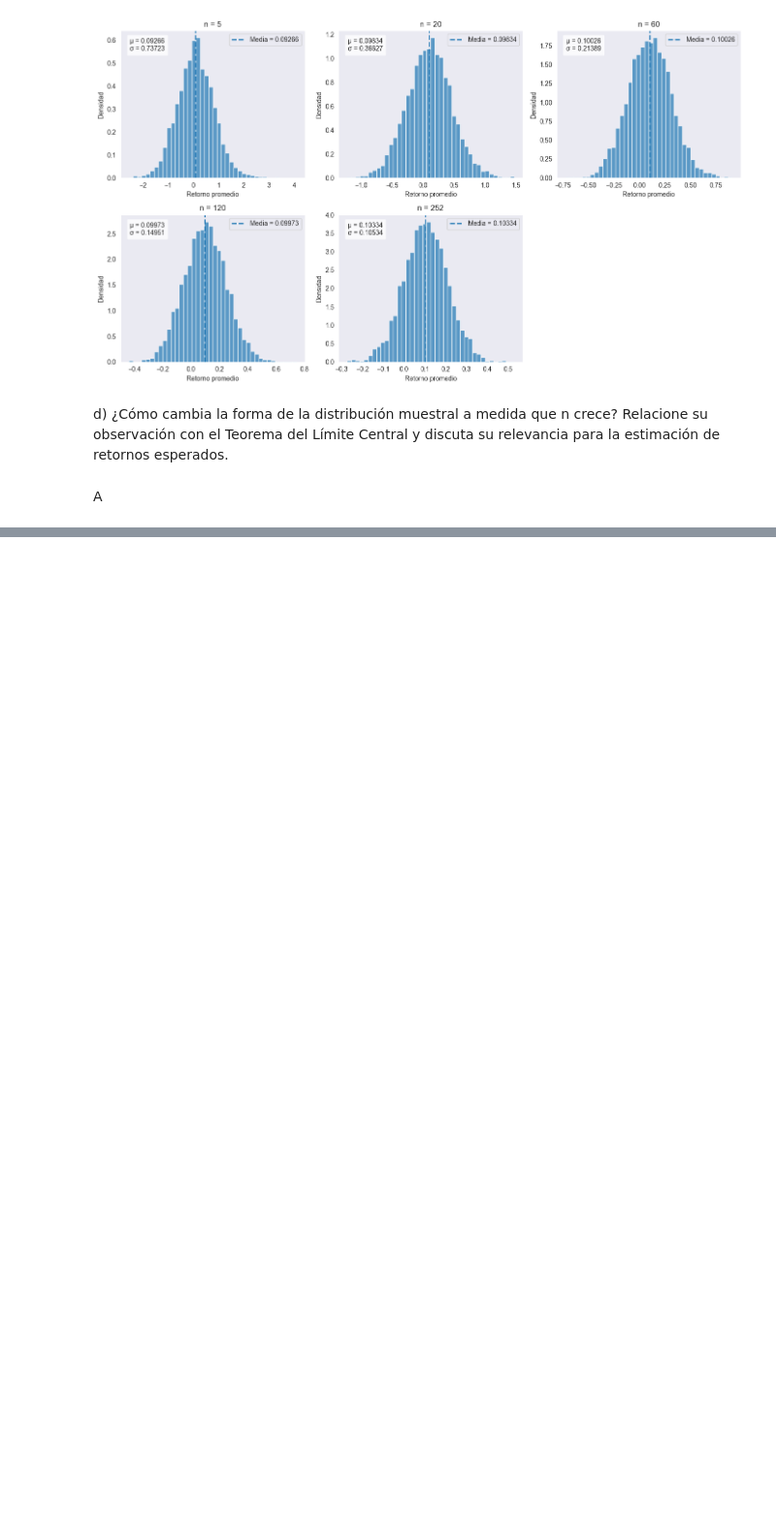
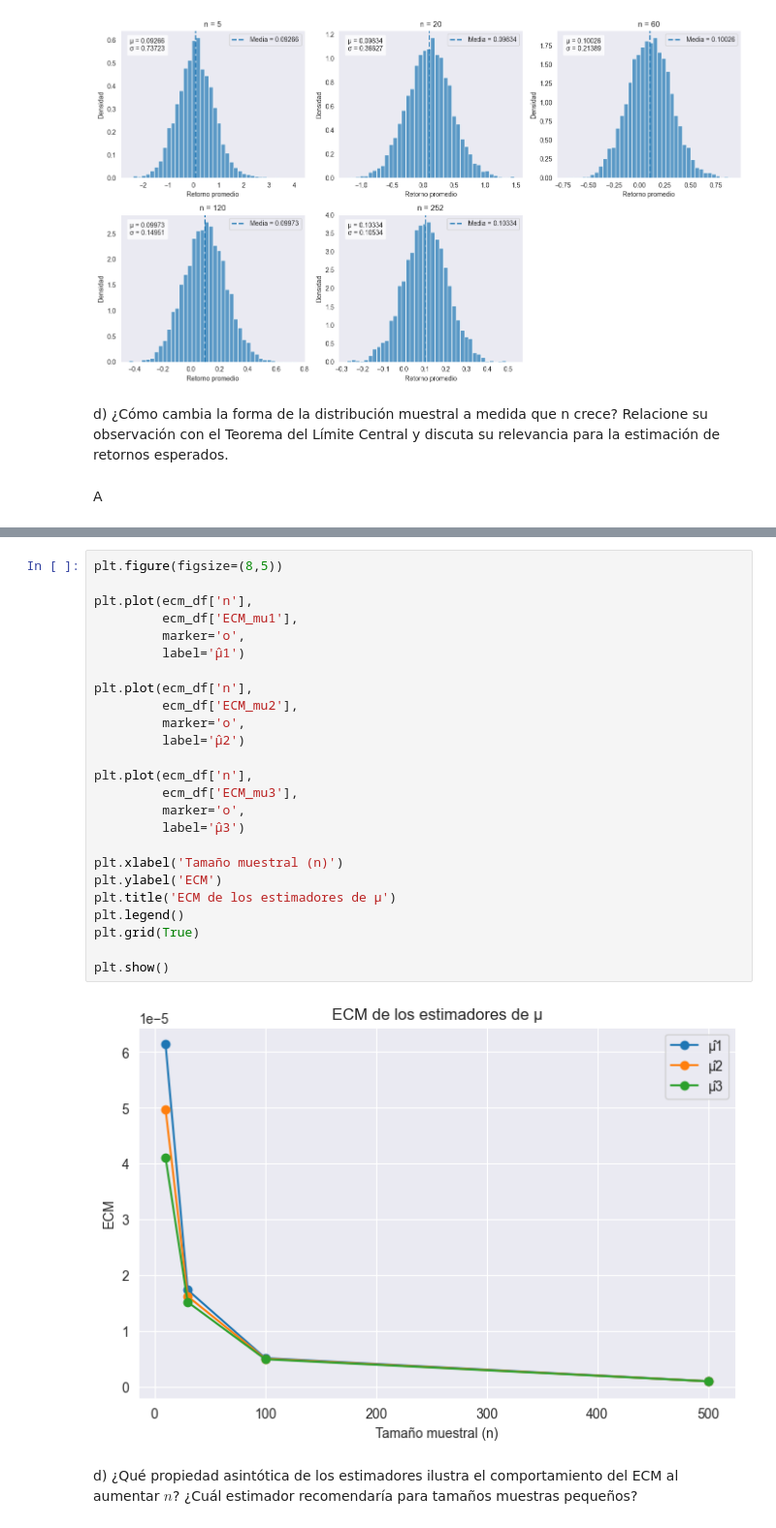
Before and after one commit to Felipe-Lopez-Vergara/ds_finance_-Lopez-, a Jupyter notebook: notebooks/HW_Sesion_2.ipynb, the cells around one changed output, grey strips where cells are left out. Shown at 97% size. Cells and saved outputs as stored; diff of their text form; blank space fills up the shorter version.

```diff
--- a/notebooks/HW_Sesion_2.ipynb
+++ b/notebooks/HW_Sesion_2.ipynb
@@ -663,0 +786,29 @@ A
+# %%
+plt.figure(figsize=(8,5))
+
+plt.plot(ecm_df['n'],
+         ecm_df['ECM_mu1'],
+         marker='o',
+         label='μ̂1')
+
+plt.plot(ecm_df['n'],
+         ecm_df['ECM_mu2'],
+         marker='o',
+         label='μ̂2')
+
+plt.plot(ecm_df['n'],
+         ecm_df['ECM_mu3'],
+         marker='o',
+         label='μ̂3')
+
+plt.xlabel('Tamaño muestral (n)')
+plt.ylabel('ECM')
+plt.title('ECM de los estimadores de μ')
+plt.legend()
+plt.grid(True)
+
+plt.show()
+# %% [output]
+[figure, added]
+# %% [markdown]
+d) ¿Qué propiedad asintótica de los estimadores ilustra el comportamiento del ECM al aumentar $n$? ¿Cuál estimador recomendaría para tamaños muestras pequeños?
```
Also changed, not shown: parts of 7 cells of this notebook.
